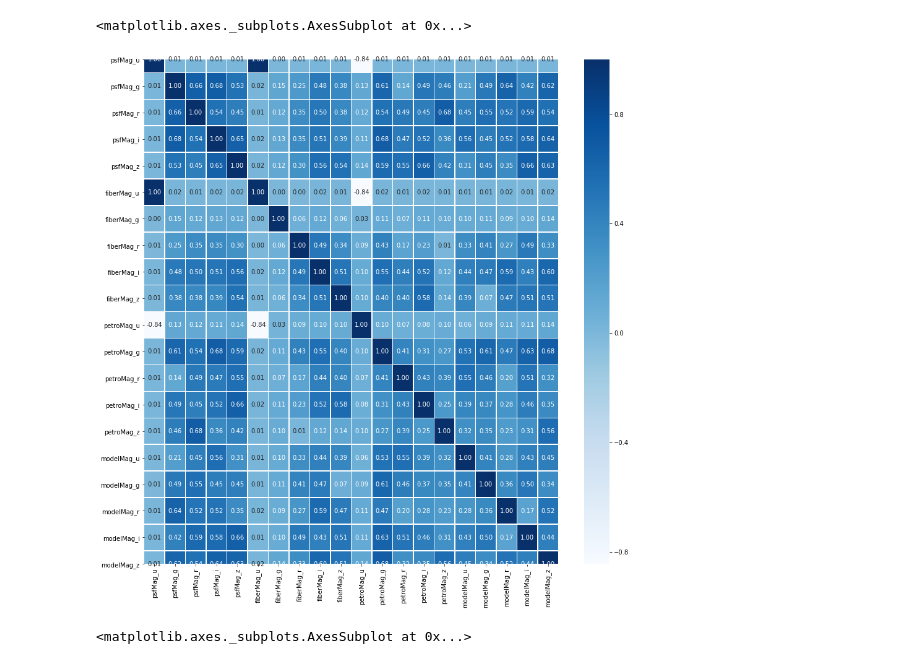
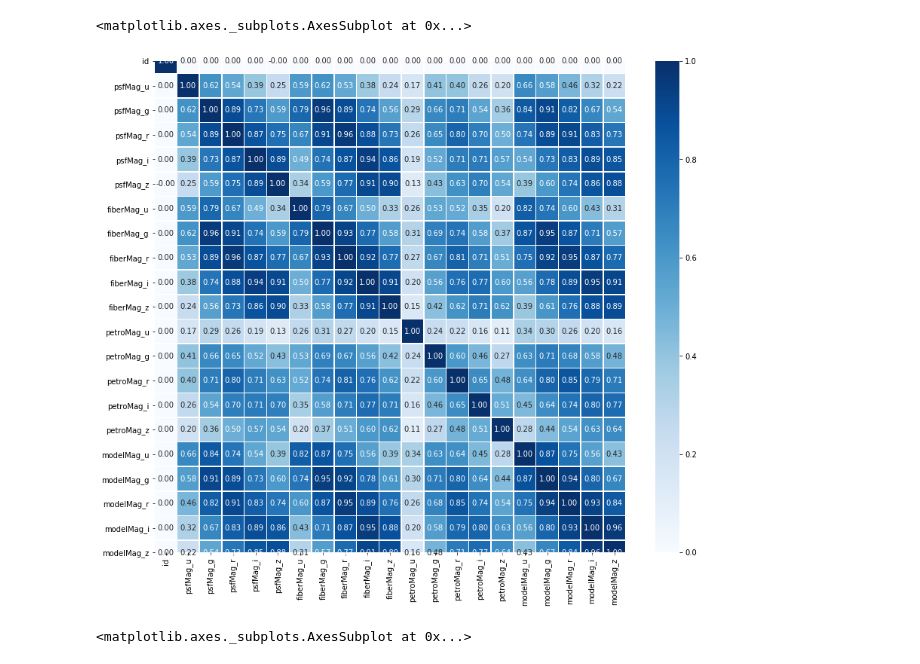
Before and after one commit to idjoopal/MLFW_study, a Jupyter notebook: Dacon/classification_universe.ipynb, the cells around one changed output. Drawn from its saved outputs; the diff is of its cells as text; code cells hidden in the pictures.

```diff
--- a/Dacon/classification_universe.ipynb
+++ b/Dacon/classification_universe.ipynb
@@ -46,4 +36,5 @@ X = train[['fiberID', 'psfMag_u', 'psfMag_g', 'psfMag_r', 'psfMag_i', 'psfMag_z'
 # %%
-train_set = train.drop(['id','fiberID'],  axis=1)
+# 범주형 변수를 제외한 데이터
+train_set = train.drop(['fiberID','type'],  axis=1)
 train_set.head()
 # %% [output]
@@ -76,11 +73,11 @@ cb.ax.tick_params(labelsize=14)
 # %%
 import seaborn as sns
 
-plt.figure(figsize=(15,15))
-corr = train_set.corr(method='pearson')
+plt.figure(figsize=(14,12))
+corr = train_NoutL.corr(method='pearson')
 sns.heatmap(data = corr, annot=True, fmt = '.2f', linewidths=.5, cmap='Blues')
 # %% [output]
 <matplotlib.axes._subplots.AxesSubplot at 0x...>
-[figure, old version]
+[figure, new version]
 # %%
 plt.figure(figsize=(21,5))
```
Also changed, not shown: parts of 18 cells of this notebook.
